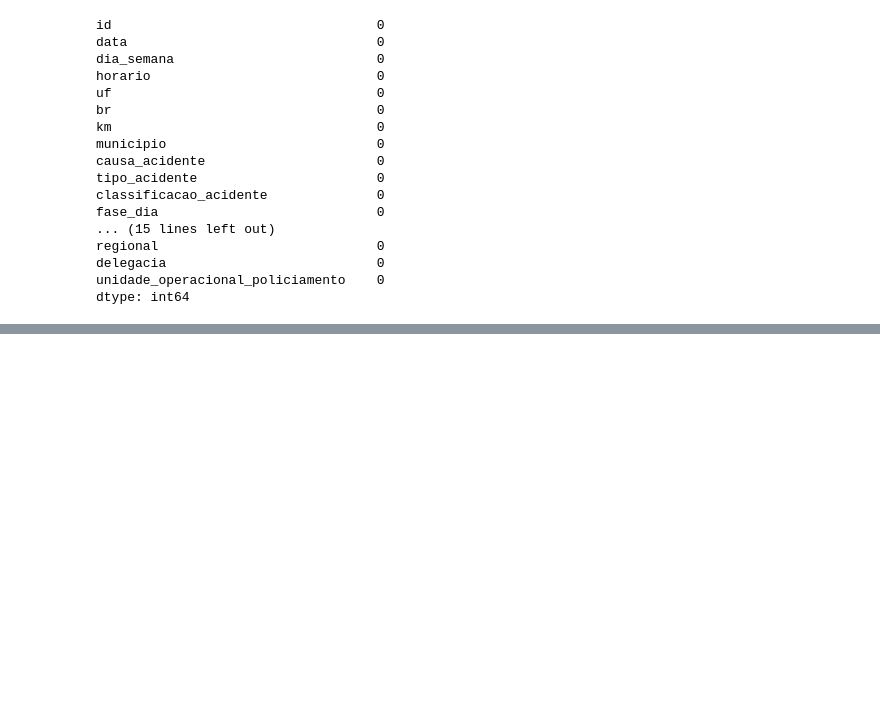
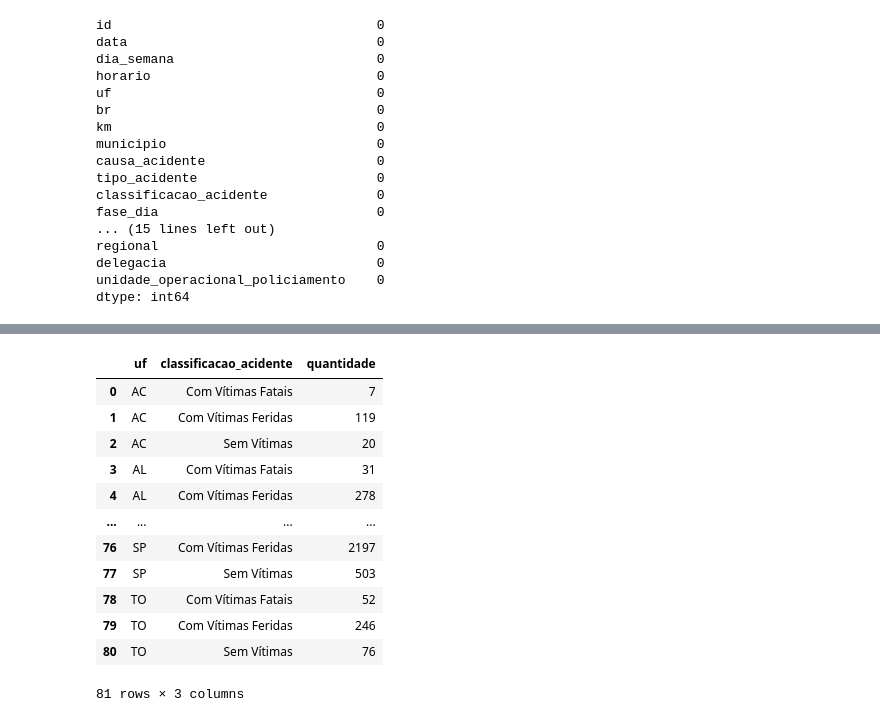
Before and after one commit to sheylacantalupo/Analysis-BDBI, a Jupyter notebook: PRF_acidentes.ipynb, the cells around one changed output, grey strips where cells are left out. Cells and saved outputs as stored; diff of their text form; code cells hidden in the pictures; blank space fills up the shorter version.

```diff
--- a/PRF_acidentes.ipynb
+++ b/PRF_acidentes.ipynb
@@ -130,0 +139,17 @@ dados_renomeado.describe()
+# %%
+acidente_regiao = dados_renomeado.groupby(["uf", "classificacao_acidente"])["classificacao_acidente"].count().reset_index(name="quantidade")
+acidente_regiao
+# %% [output]
+|  | uf | classificacao_acidente | quantidade |
+| 0 | AC | Com Vítimas Fatais | 7 |
+| 1 | AC | Com Vítimas Feridas | 119 |
+| 2 | AC | Sem Vítimas | 20 |
+| 3 | AL | Com Vítimas Fatais | 31 |
+| 4 | AL | Com Vítimas Feridas | 278 |
+| ... | ... | ... | ... |
+| 76 | SP | Com Vítimas Feridas | 2197 |
+| 77 | SP | Sem Vítimas | 503 |
+| 78 | TO | Com Vítimas Fatais | 52 |
+| 79 | TO | Com Vítimas Feridas | 246 |
+| 80 | TO | Sem Vítimas | 76 |
+81 rows × 3 columns
```
Also changed, not shown: parts of 4 cells of this notebook.
